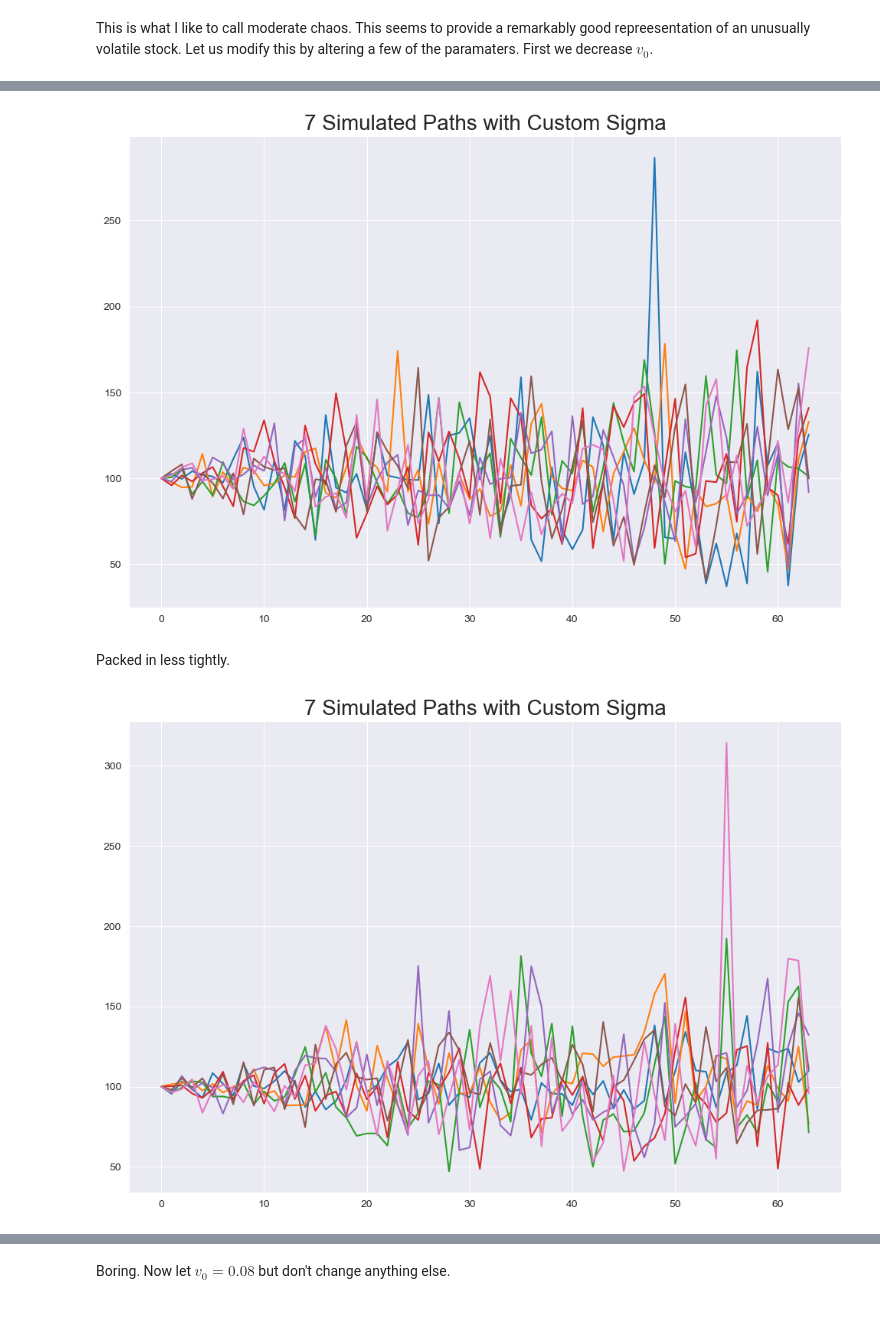
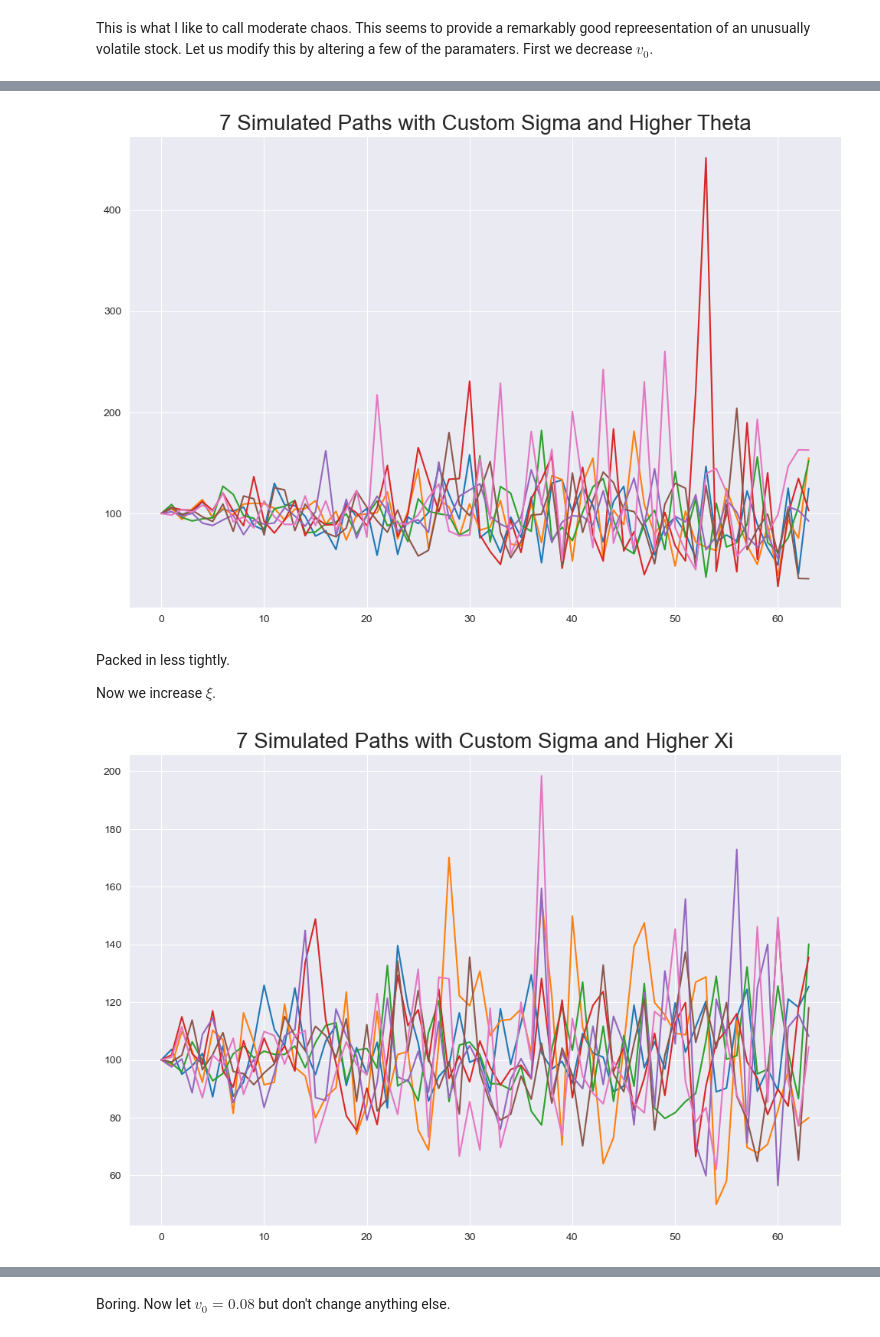
Before and after one commit to mathbird7283/quantfinance2025-final-project, a Jupyter notebook: Mini Project 4.ipynb, the cells around one changed output, grey strips where cells are left out. Cells and saved outputs as stored; diff of their text form; code cells hidden in the pictures.

```diff
--- a/Mini Project 4.ipynb
+++ b/Mini Project 4.ipynb
@@ -73,7 +73,7 @@ We will be doing Heston model paths. This will give us a reasonable array of sig
 # %%
 def heston_path_sim_vonly(S0, v0, r, t, n_steps, kappa, theta, xi, rho, n_sims=n_paths, mu=0, return_vol=False):
     """
-    This is a heston model but returns only the volatilities. That is all we need.
+    This is a Heston model but returns only the volatilities. That is all we need.
     """
     dt = t / n_steps
     N1 = np.random.normal(0, 1, size=(n_sims, n_steps))
@@ -273,29 +281,31 @@ plt.figure(figsize = (12,8))
 for path in simulated_paths:
     plt.plot(path)
 
-plt.title(f'{n_paths} Simulated Paths with Custom Sigma', size = 20)
+plt.title(f'{n_paths} Simulated Paths with Custom Sigma and Higher Theta', size = 20)
 
 
 plt.show()
 # %% [output]
-[figure, old version]
+[figure, new version]
 # %% [markdown]
 Packed in less tightly.
+
+Now we increase $\xi$.
 # %%
 #Variation 6: assume the xi (volatility of volatility) is at max value
 simulated_paths = stock_path_custom_sigma_owen(S0, t, r, mu, n_paths, n_steps, v0 = 0.08, kappa=3, theta=0.1, xi=1, rho=-.65)
 
 
 plt.figure(figsize = (12,8))
 
 for path in simulated_paths:
     plt.plot(path)
 
-plt.title(f'{n_paths} Simulated Paths with Custom Sigma', size = 20)
+plt.title(f'{n_paths} Simulated Paths with Custom Sigma and Higher Xi', size = 20)
 
 
 plt.show()
 # %% [output]
-[figure, old version]
+[figure, new version]
 # %% [markdown]
 Greater number of outliers.
```
Also changed, not shown: parts of 18 cells of this notebook, 3 other files.
